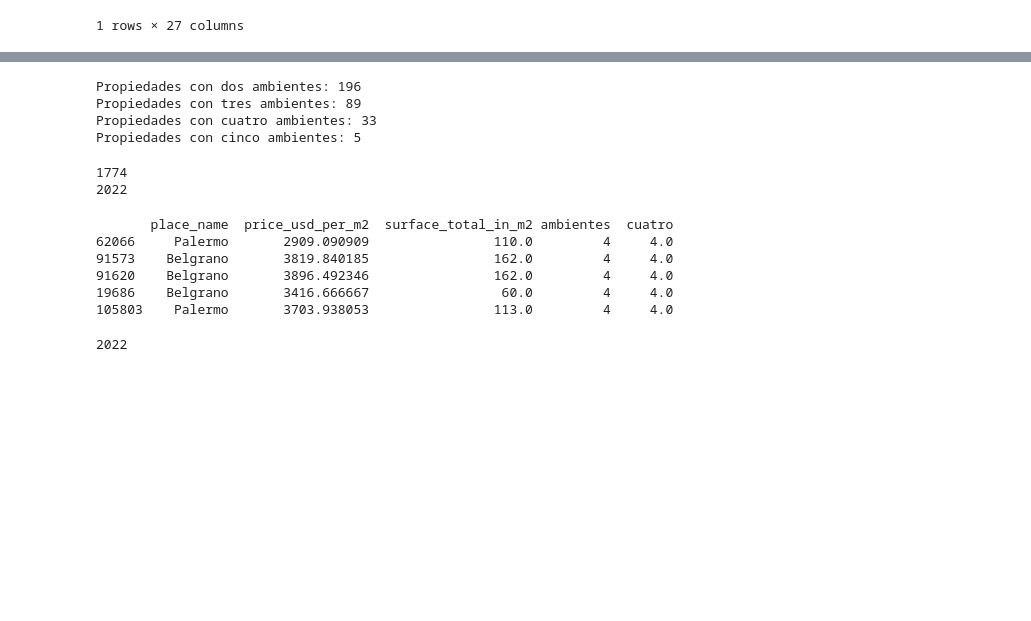
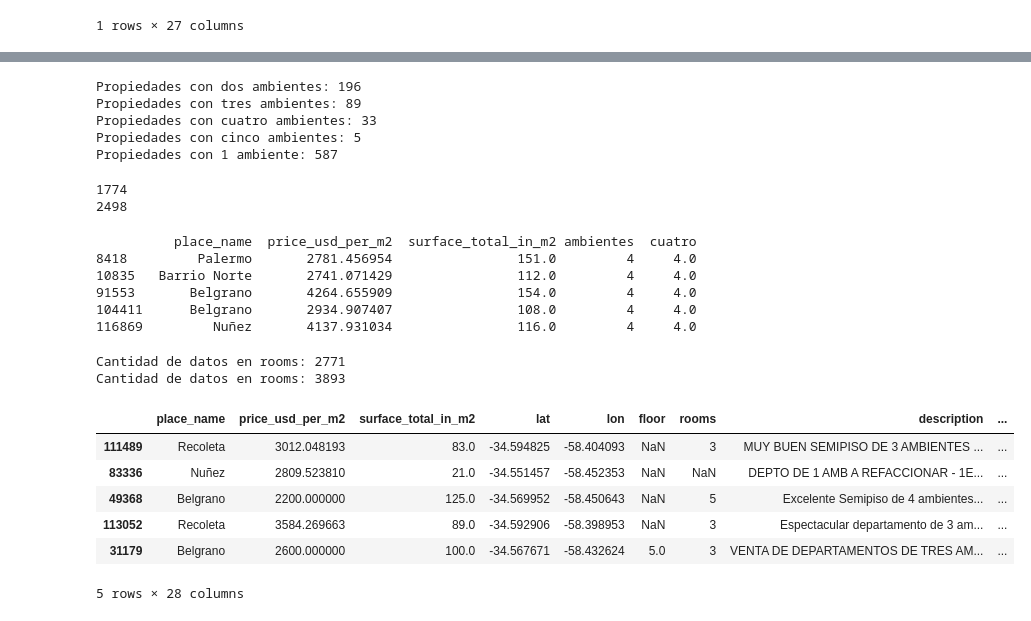
Before and after one commit to matfarinelli/DH-DS-Desafio-II, a Jupyter notebook: incorporacion_features.ipynb, the cells around one changed output, grey strips where cells are left out. Drawn from its saved outputs; the diff is of its cells as text; code cells hidden in the pictures; blank space fills up the shorter version.

Commit message:
dataset limpio y con features rooms actualizada

```diff
--- a/incorporacion_features.ipynb
+++ b/incorporacion_features.ipynb
@@ -62,6 +62,12 @@ for busqueda in list_numeros :
     data[busqueda] = data['description'].apply(lambda x: re.search(r'(?P<rooms>{})(?: ambientes)'.format(busqueda), x, re.IGNORECASE).group('rooms')
                                                                   if re.search(r'(?P<rooms>{})(?: ambientes)'.format(busqueda), x, re.IGNORECASE)
                                                                   else None)
+# %%
+data['monoambiente'] = data['description'].apply(lambda x: re.search(r'(?P<rooms>monoambiente)', x, re.IGNORECASE).group('rooms')
+                                                                  if re.search(r'(?P<rooms>monoambiente)', x, re.IGNORECASE)
+                                                                  else None)
+
+#587 monoambientes
 # %%
 #para testear datos en columnas
 mask_ambientes = data['ambientes'].notnull()
@@ -91,17 +97,21 @@ data['dos'] = data['dos'].apply(lambda x : 2 if isinstance(x,str) and x.upper()
 data['tres'] = data['tres'].apply(lambda x : 3 if isinstance(x,str) and x.upper() == 'TRES' else x)
 data['cuatro'] = data['cuatro'].apply(lambda x : 4 if isinstance(x,str) and x.upper() == 'CUATRO' else x)
 data['cinco'] = data['cinco'].apply(lambda x : 5 if isinstance(x,str) and x.upper() == 'CINCO' else x)
+data['monoambiente'] = data['monoambiente'].apply(lambda x : 1 if isinstance(x,str) and x.upper() == 'MONOAMBIENTE' else x)
 # %%
 #para testear datos en columnas
 
 for numero in list_numeros:
     mask = data[numero].notnull()
     print(f'Propiedades con {numero} ambientes: {str(data[numero].notnull().sum())}')
+
+print('Propiedades con 1 ambiente: ' + str(data['monoambiente'].notnull().sum()))
 # %% [output]
 Propiedades con dos ambientes: 196
 Propiedades con tres ambientes: 89
 Propiedades con cuatro ambientes: 33
 Propiedades con cinco ambientes: 5
+Propiedades con 1 ambiente: 587
 # %%
 #para ver variación de cantidades antes de imputación
 print(data['ambientes'].notnull().sum())
@@ -111,28 +121,49 @@ for num in list_numeros:
     if data['ambientes'].isna().any():
         data['ambientes'] = data['ambientes'].fillna(data[num])
 
+if data['ambientes'].isna().any():
+    data['ambientes'] = data['ambientes'].fillna(data['monoambiente'])
+
+#ver correcta imputación
 print(data['ambientes'].notnull().sum())
 # %% [output]
 1774
-2022
+2498
 # %%
 #control
 numero = 'cuatro'
 mask_numero = data[numero].notnull()
 print(data[mask_numero][['place_name','price_usd_per_m2','surface_total_in_m2','ambientes',numero]].sample(5))
 # %% [output]
-       place_name  price_usd_per_m2  surface_total_in_m2 ambientes  cuatro
-62066     Palermo       2909.090909                110.0         4     4.0
-91573    Belgrano       3819.840185                162.0         4     4.0
-91620    Belgrano       3896.492346                162.0         4     4.0
-19686    Belgrano       3416.666667                 60.0         4     4.0
-105803    Palermo       3703.938053                113.0         4     4.0
+          place_name  price_usd_per_m2  surface_total_in_m2 ambientes  cuatro
+8418         Palermo       2781.456954                151.0         4     4.0
+10835   Barrio Norte       2741.071429                112.0         4     4.0
+91553       Belgrano       4264.655909                154.0         4     4.0
+104411      Belgrano       2934.907407                108.0         4     4.0
+116869         Nuñez       4137.931034                116.0         4     4.0
+# %%
+#unificación de datos en rooms:
+print('Cantidad de datos en rooms: ' + str(data['rooms'].notnull().sum()))
+
+if data['rooms'].isna().any():
+    data['rooms'] = data['rooms'].fillna(data['ambientes'])
+
+print('Cantidad de datos en rooms: ' + str(data['rooms'].notnull().sum()))
+# %% [output]
+Cantidad de datos en rooms: 2771
+Cantidad de datos en rooms: 3893
 # %%
-#borrado de columnas innecesarios
+#borrado de columnas innecesarios y creada para obtención de datos
 data.shape
-data.drop(['dos','tres','cuatro','cinco'], axis=1, inplace=True)
-data
+data.drop(['dos','tres','cuatro','cinco','monoambiente','ambientes'], axis=1, inplace=True)
+data.head(5)
 # %% [output]
+|  | place_name | price_usd_per_m2 | surface_total_in_m2 | lat | lon | floor | rooms | description | ... |
+| 111489 | Recoleta | 3012.048193 | 83.0 | -34.594825 | -58.404093 | NaN | 3 | MUY BUEN SEMIPISO DE 3 AMBIENTES ... | ... |
+| 83336 | Nuñez | 2809.523810 | 21.0 | -34.551457 | -58.452353 | NaN | NaN | DEPTO DE 1 AMB A REFACCIONAR - 1E... | ... |
+| 49368 | Belgrano | 2200.000000 | 125.0 | -34.569952 | -58.450643 | NaN | 5 | Excelente Semipiso de 4 ambientes... | ... |
+| 113052 | Recoleta | 3584.269663 | 89.0 | -34.592906 | -58.398953 | NaN | 3 | Espectacular departamento de 3 am... | ... |
+| 31179 | Belgrano | 2600.000000 | 100.0 | -34.567671 | -58.432624 | 5.0 | 3 | VENTA DE DEPARTAMENTOS DE TRES AM... | ... |
-2022
+5 rows × 28 columns
 # %%
 data.to_csv("data.csv")
```
Also changed, not shown: parts of 1 cell of this notebook, 3 other files.
